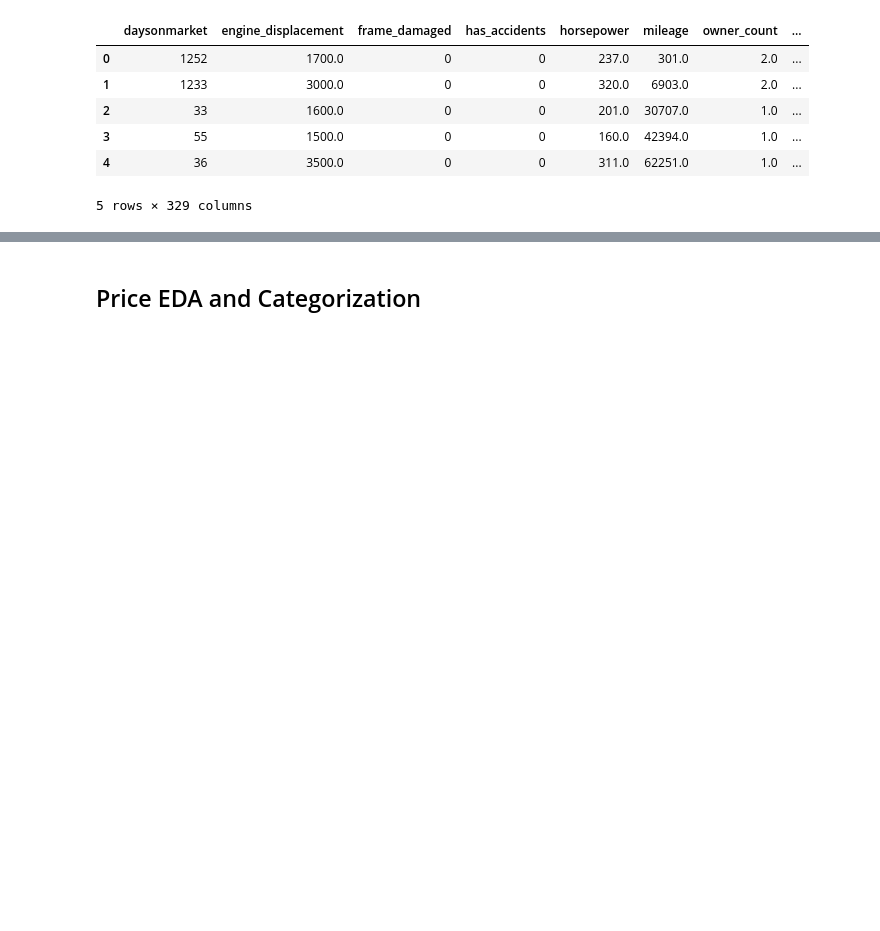
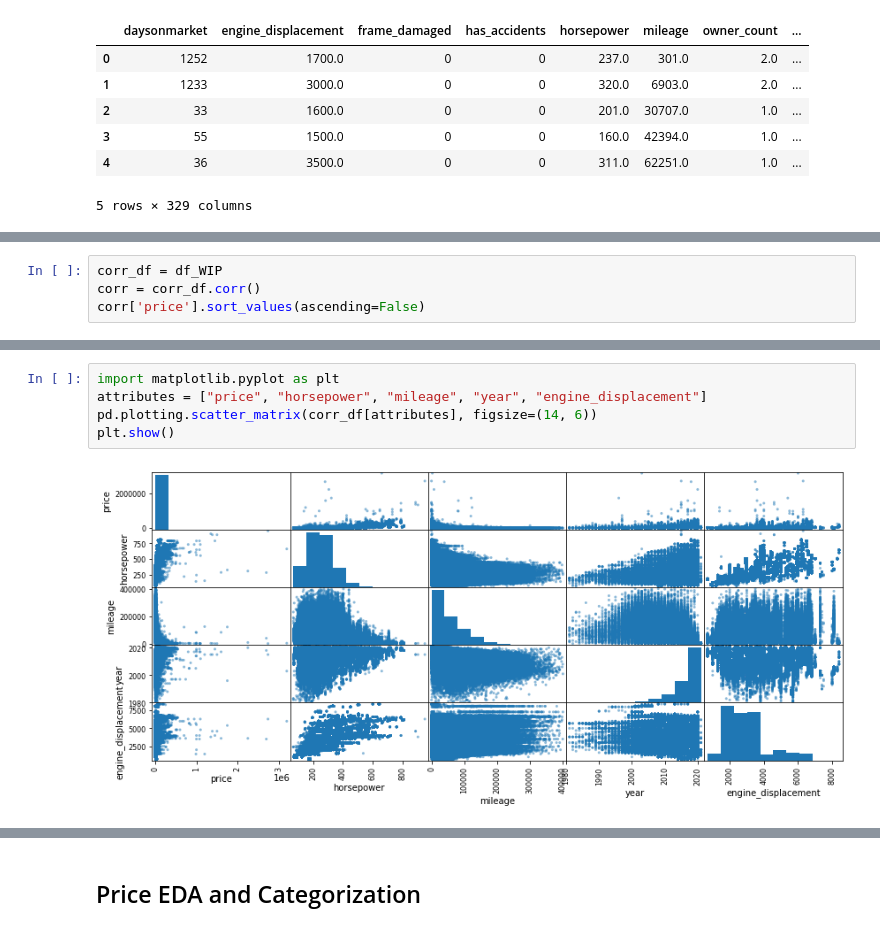
Before and after one commit to COGS118A/Group056-Sp22, a Jupyter notebook: FinalProject_group056.ipynb, the cells around one changed output, grey strips where cells are left out. Drawn from its saved outputs; the diff is of its cells as text; blank space fills up the shorter version.

Commit message:
add plots

```diff
--- a/FinalProject_group056.ipynb
+++ b/FinalProject_group056.ipynb
@@ -143,0 +146,4 @@ df_WIP.head()
+# %%
+corr_df = df_WIP
+corr = corr_df.corr()
+corr['price'].sort_values(ascending=False)
@@ -143,0 +174,7 @@ df_WIP.head()
+# %%
+import matplotlib.pyplot as plt
+attributes = ["price", "horsepower", "mileage", "year", "engine_displacement"]
+pd.plotting.scatter_matrix(corr_df[attributes], figsize=(14, 6))
+plt.show()
+# %% [output]
+[figure, added]
```
Also changed, not shown: parts of 8 cells of this notebook.
